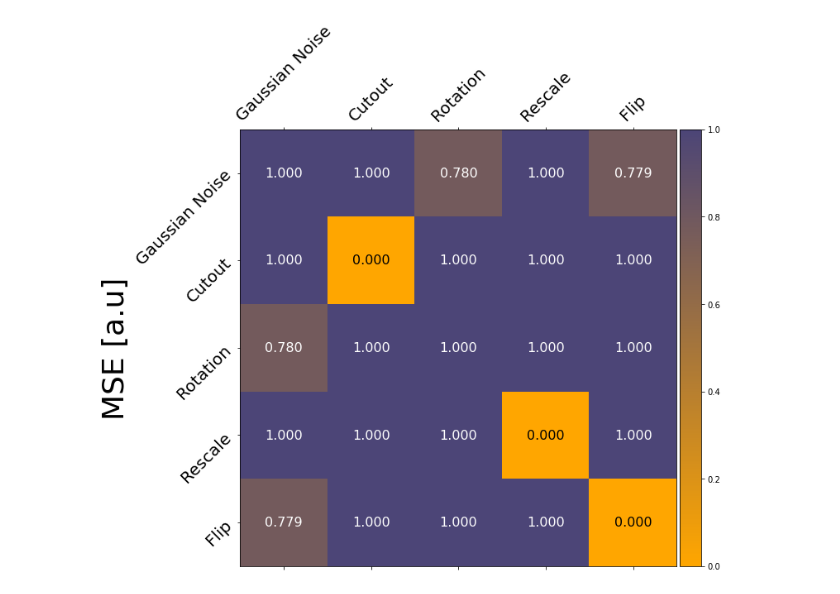
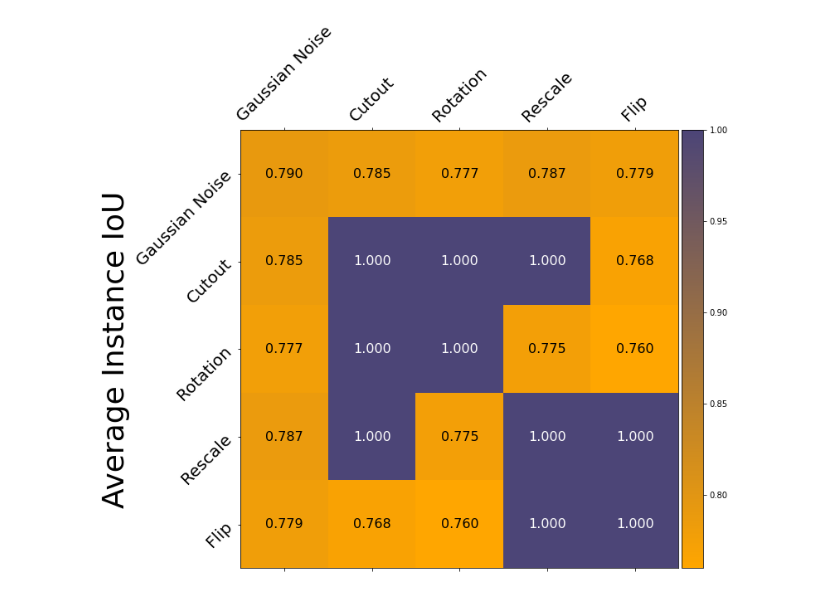
Before and after one commit to umursen/3d-object-part-segmentation-with-simclr, a Jupyter notebook: notebooks/augmentation-results.ipynb, the cells around one changed output. Cells and saved outputs as stored; diff of their text form; code cells hidden in the pictures.

Commit message:
Augmentation results plot update

```diff
--- a/notebooks/augmentation-results.ipynb
+++ b/notebooks/augmentation-results.ipynb
@@ -7,23 +7,23 @@ order = []
 
 vals = [
     # Pairwise
-    [['Gaussian Noise', 'Cutout'],1.],
+    [['Gaussian Noise', 'Cutout'],0.785],
     [['Gaussian Noise', 'Rotation'],.777],
-    [['Gaussian Noise', 'Rescale'],1.],
+    [['Gaussian Noise', 'Rescale'],.787],
     [['Gaussian Noise', 'Flip'],.779],
     [['Cutout', 'Rotation'],1.],
     [['Cutout', 'Rescale'],1.],
-    [['Cutout', 'Flip'],1.],
-    [['Rotation', 'Rescale'],1.],
-    [['Rotation', 'Flip'],1.],
+    [['Cutout', 'Flip'],.768],
+    [['Rotation', 'Rescale'],.775],
+    [['Rotation', 'Flip'],.760],
     [['Rescale', 'Flip'],1.],
 
     # Individual
-    [['Gaussian Noise', 'Gaussian Noise'],1.],
-    [['Cutout', 'Cutout'],0.],
+    [['Gaussian Noise', 'Gaussian Noise'],.79],
+    [['Cutout', 'Cutout'],1.],
     [['Rotation', 'Rotation'],1.],
-    [['Rescale', 'Rescale'],0.],
-    [['Flip', 'Flip'],0.],
+    [['Rescale', 'Rescale'],1.],
+    [['Flip', 'Flip'],1.],
 ]
 
 mat = np.zeros((5,5))
@@ -46,44 +46,44 @@ for aug, val in vals:
     mat[x][y] = val
     mat[y][x] = val
 # %%
-def precise_ceil(a, precision=2):
-    return np.true_divide(np.ceil(a * 10**precision), 10**precision)
+# def precise_ceil(a, precision=2):
+#     return np.true_divide(np.ceil(a * 10**precision), 10**precision)
 
-for i in range(4):
-    for j in range(4):
-        mat[i][j] = precise_ceil(mat[i][j])
+# for i in range(4):
+#     for j in range(4):
+#         mat[i][j] = precise_ceil(mat[i][j])
 # %%
 
 colors = [ '#ffa600', '#4C4577']
 cmap1 = LinearSegmentedColormap.from_list("mycmap", colors)
 
 cmaps = [ 'viridis', 'plasma', 'inferno', 'magma', 'cividis']
 fig, ax = plt.subplots(figsize=(10,10))
 plot = ax.matshow(mat, cmap=cmap1)
 
 
 for x, x_vals in enumerate(mat):
     for y, val in enumerate(x_vals):
-        if val > 0.07:
+        if val > 0.8:
             c = 'white'
         else:
             c = 'black'
         ax.text(x, y, "{:.3f}".format(val), va='center', ha='center', c=c, fontsize=16)
 
 ax.set_xticklabels(['']+order, rotation=45)
 ax.set_yticklabels(['']+order, rotation=45)
 
 ax.tick_params(axis='both', labelsize=20)
 
 from mpl_toolkits.axes_grid1 import make_axes_locatable
 
 divider = make_axes_locatable(ax)
 cax = divider.append_axes("right", size="5%", pad=0.05)
 
 ax.set_title('', fontsize=30)
 plt.colorbar(plot, cax=cax)
-ax.set_ylabel('MSE [a.u]', fontsize=36)
+ax.set_ylabel('Average Instance IoU', fontsize=36)
 
 plt.show()
 # %% [output]
-[figure, old version]
+[figure, new version]
```
